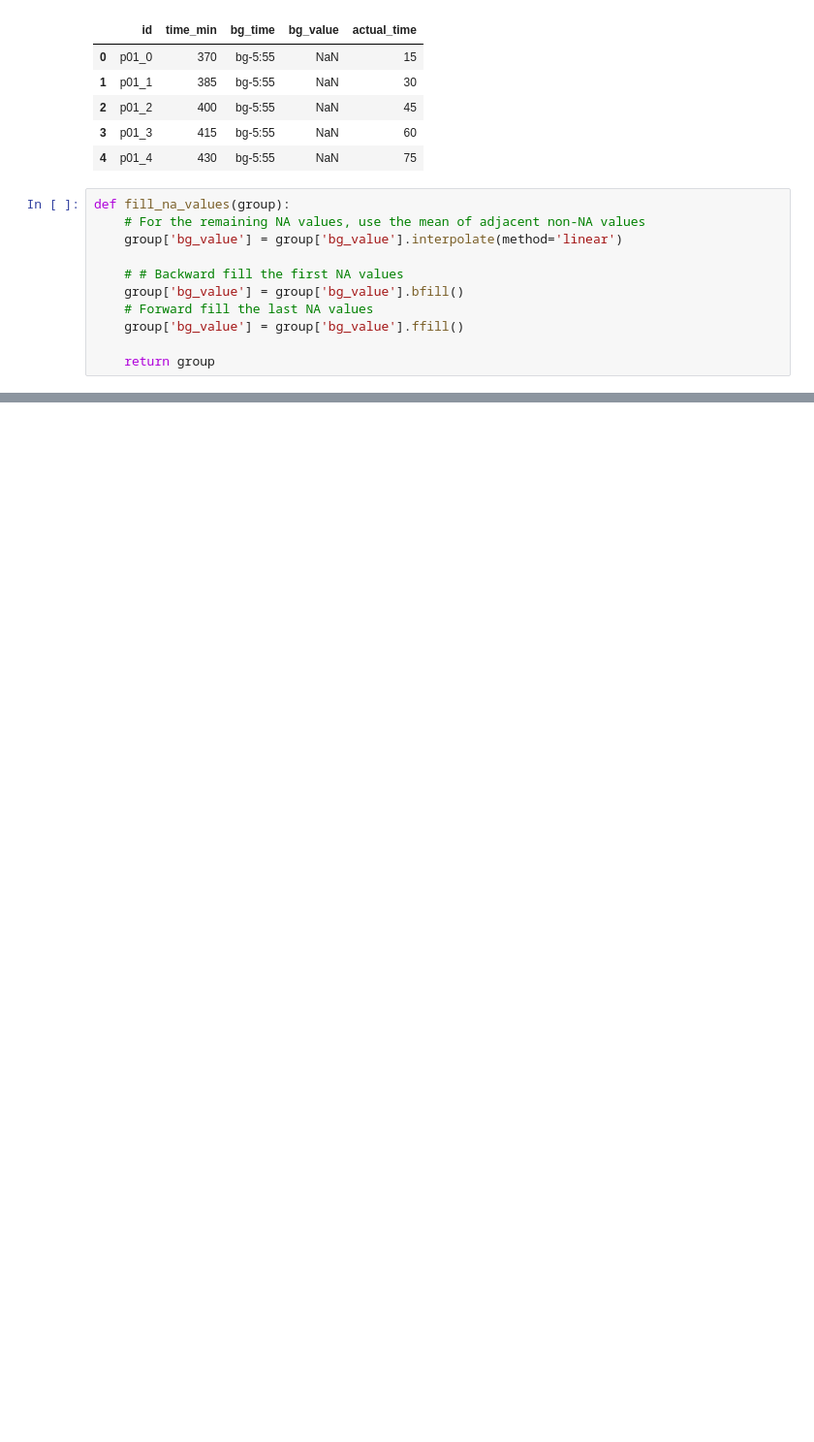
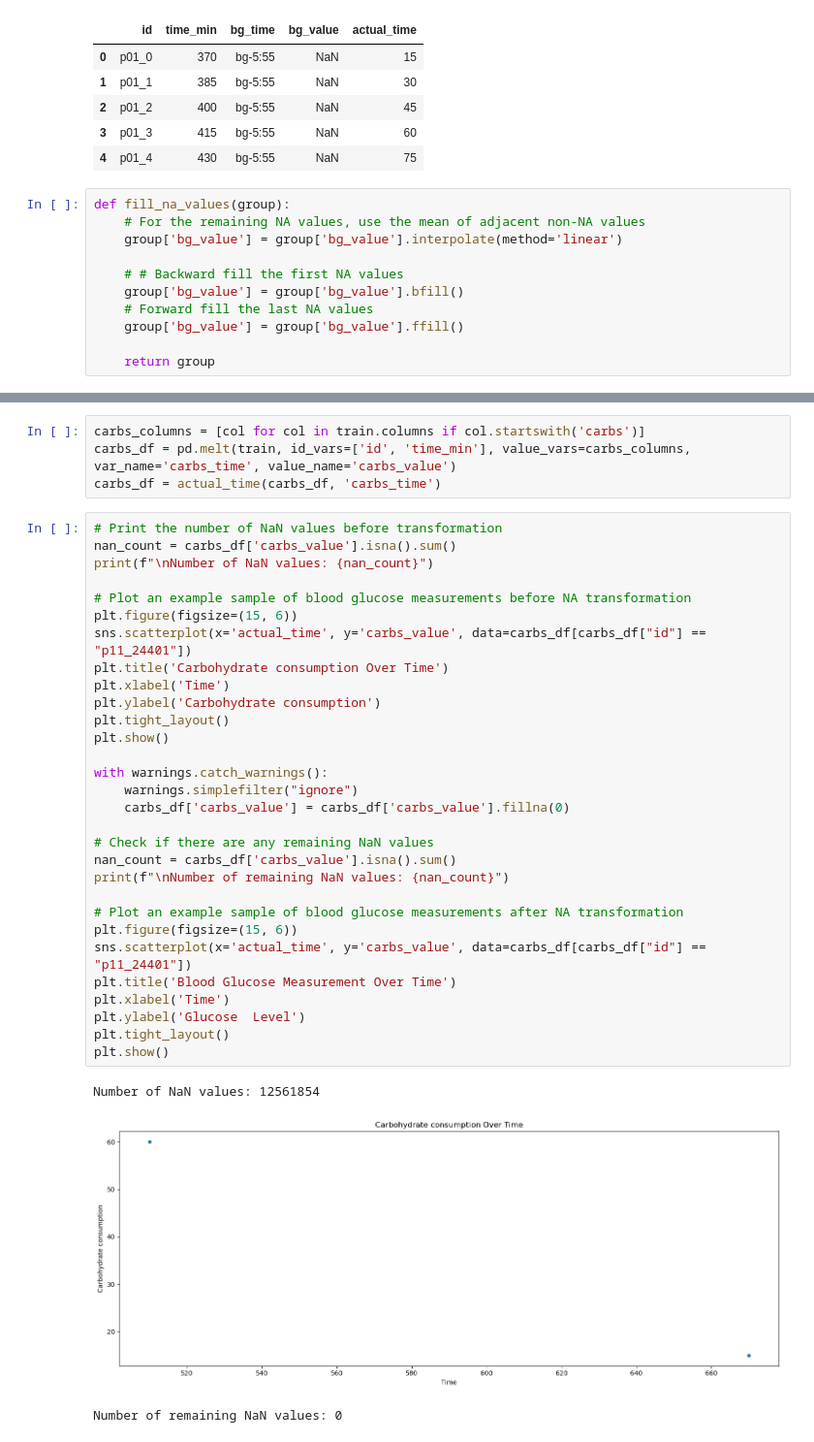
Before and after one commit to juliettemaes/Blood-Glucose-Prediction, a Jupyter notebook: src/preprocessing_data.ipynb, the cells around one changed output, grey strips where cells are left out. Shown at 97% size. Saved outputs shown, nothing was run; the diff lists cells and outputs as text; blank space fills up the shorter version.

```diff
--- a/src/preprocessing_data.ipynb
+++ b/src/preprocessing_data.ipynb
@@ -74,0 +179,38 @@ Number of remaining NaN values: 0
+# %%
+carbs_columns = [col for col in train.columns if col.startswith('carbs')]
+carbs_df = pd.melt(train, id_vars=['id', 'time_min'], value_vars=carbs_columns, var_name='carbs_time', value_name='carbs_value')
+carbs_df = actual_time(carbs_df, 'carbs_time')
+# %%
+# Print the number of NaN values before transformation
+nan_count = carbs_df['carbs_value'].isna().sum()
+print(f"\nNumber of NaN values: {nan_count}")
+
+# Plot an example sample of blood glucose measurements before NA transformation
+plt.figure(figsize=(15, 6))
+sns.scatterplot(x='actual_time', y='carbs_value', data=carbs_df[carbs_df["id"] == "p11_24401"])
+plt.title('Carbohydrate consumption Over Time')
+plt.xlabel('Time')
+plt.ylabel('Carbohydrate consumption')
+plt.tight_layout()
+plt.show()
+
+with warnings.catch_warnings():
+    warnings.simplefilter("ignore")
+    carbs_df['carbs_value'] = carbs_df['carbs_value'].fillna(0)
+
+# Check if there are any remaining NaN values
+nan_count = carbs_df['carbs_value'].isna().sum()
+print(f"\nNumber of remaining NaN values: {nan_count}")
+
+# Plot an example sample of blood glucose measurements after NA transformation
+plt.figure(figsize=(15, 6))
+sns.scatterplot(x='actual_time', y='carbs_value', data=carbs_df[carbs_df["id"] == "p11_24401"])
+plt.title('Blood Glucose Measurement Over Time')
+plt.xlabel('Time')
+plt.ylabel('Glucose  Level')
+plt.tight_layout()
+plt.show()
+# %% [output]
+Number of NaN values: 12561854
+[figure, added]
+Number of remaining NaN values: 0
```
Also changed, not shown: parts of 14 cells of this notebook.
